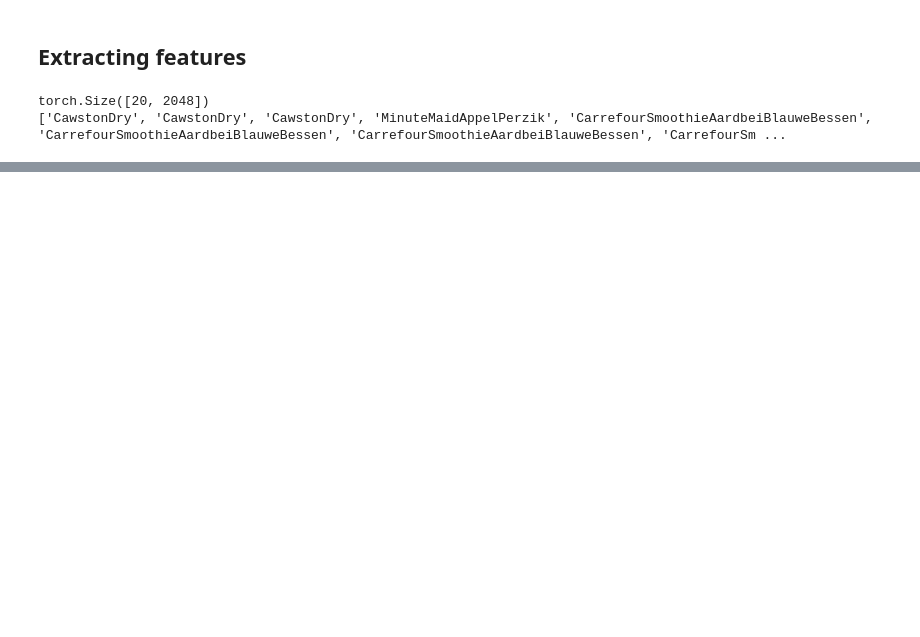
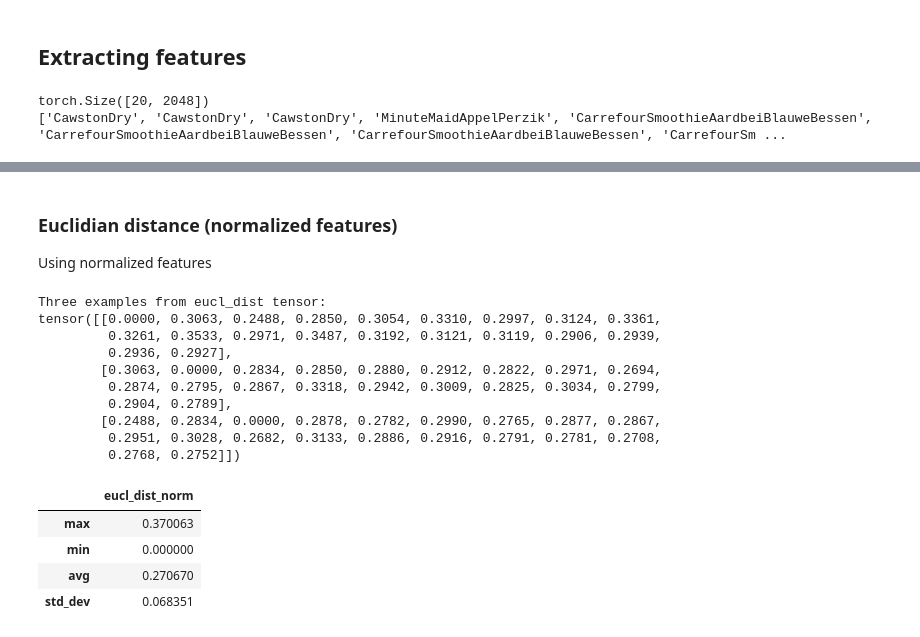
Before and after one commit to Olivier172/mp, a Jupyter notebook: vissl_training/validation/Validation SSL model.ipynb, the cells around one changed output, grey strips where cells are left out. Saved outputs shown, nothing was run; the diff lists cells and outputs as text; code cells hidden in the pictures; blank space fills up the shorter version.

```diff
--- a/vissl_training/validation/Validation SSL model.ipynb
+++ b/vissl_training/validation/Validation SSL model.ipynb
@@ -222,0 +351,46 @@ tensor(0.9315)
+# %% [markdown]
+### Euclidian distance (normalized features)
+Using normalized features
+# %%
+eucl_dist_norm = []
+for tensor in fts_stack_norm:
+    d = [] #store all distances from this tensor to all the other tensors
+    for other_tensor in fts_stack_norm:
+        d_to = (tensor - other_tensor).pow(2).sum().sqrt() #d(tensor, other_tensor)=euclid distance
+        d.append(d_to)
+    d = torch.tensor(d)
+    #print("distance tensor has shape {}".format(d.shape))
+    #add tensor to euclidian distances
+    eucl_dist_norm.append(d)
+eucl_dist_norm = torch.stack(eucl_dist_norm)
+#print("eucl_dist has shape {}".format(eucl_dist.shape))
+print("Three examples from eucl_dist tensor:\n{}".format(eucl_dist_norm[0:3]))
+
+#data analytics
+data = np.zeros((4))
+#data
+data[0]= eucl_dist_norm.max()
+data[1]= eucl_dist_norm.min()
+data[2]= torch.mean(eucl_dist_norm)
+data[3]= torch.std(eucl_dist_norm)
+#labels
+data_labels=["max","min","avg","std_dev"]
+
+df = pd.DataFrame(data=data,index=data_labels, columns=["eucl_dist_norm"])
+display(df)
+# %% [output]
+Three examples from eucl_dist tensor:
+tensor([[0.0000, 0.3063, 0.2488, 0.2850, 0.3054, 0.3310, 0.2997, 0.3124, 0.3361,
+         0.3261, 0.3533, 0.2971, 0.3487, 0.3192, 0.3121, 0.3119, 0.2906, 0.2939,
+         0.2936, 0.2927],
+        [0.3063, 0.0000, 0.2834, 0.2850, 0.2880, 0.2912, 0.2822, 0.2971, 0.2694,
+         0.2874, 0.2795, 0.2867, 0.3318, 0.2942, 0.3009, 0.2825, 0.3034, 0.2799,
+         0.2904, 0.2789],
+        [0.2488, 0.2834, 0.0000, 0.2878, 0.2782, 0.2990, 0.2765, 0.2877, 0.2867,
+         0.2951, 0.3028, 0.2682, 0.3133, 0.2886, 0.2916, 0.2791, 0.2781, 0.2708,
+         0.2768, 0.2752]])
+|  | eucl_dist_norm |
+| max | 0.370063 |
+| min | 0.000000 |
+| avg | 0.270670 |
+| std_dev | 0.068351 |
```
Also changed, not shown: parts of 17 cells of this notebook, 1 other file.
